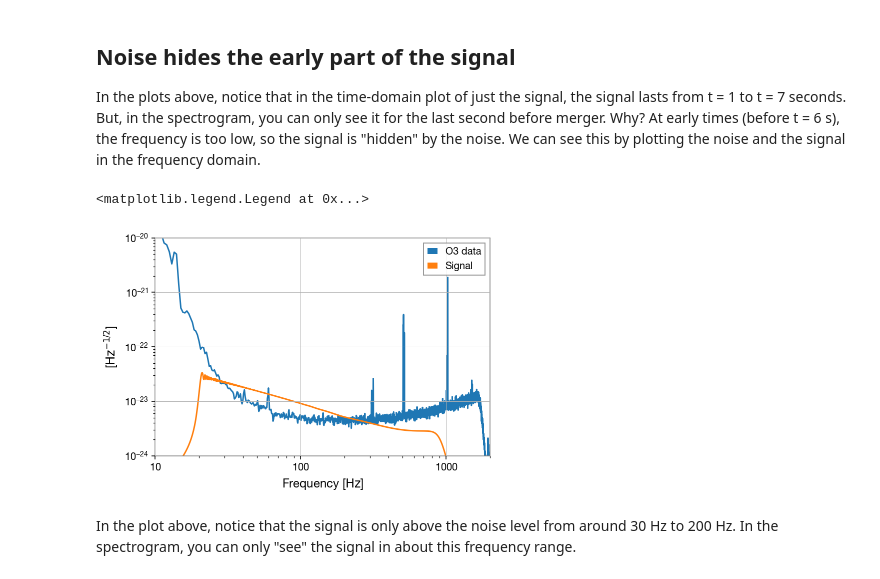
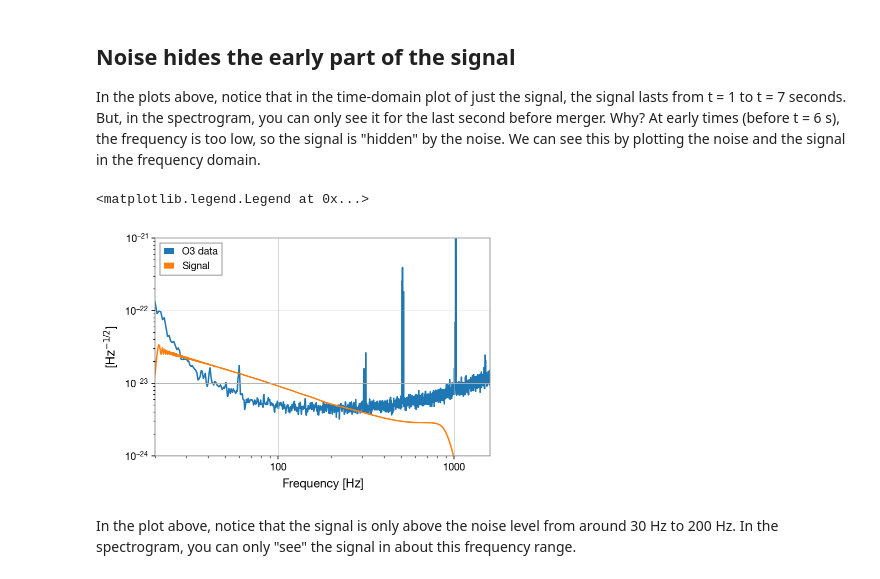
Before and after one commit to jkanner/gw-intro, a Jupyter notebook: intro-5-noise.ipynb, the cells around one changed output. Saved outputs shown, nothing was run; the diff lists cells and outputs as text; code cells hidden in the pictures.

```diff
--- a/intro-5-noise.ipynb
+++ b/intro-5-noise.ipynb
@@ -113,17 +115,16 @@ In the plots above, notice that in the time-domain plot of just the signal, the
 # %%
 source_fft = cbc.fft()
 np.abs(source_fft)
 
 asd.plot(label='O3 data')
-plt.xlim(10,2000)
-#plt.loglog(freqs, cartoon_asd, label='Noise model')
-plt.ylim(1e-24, 1e-20)
+plt.xlim(20,1600)
+plt.ylim(1e-24, 1e-21)
 f = source_fft.frequencies
 plt.loglog(f, np.abs(source_fft)*np.sqrt(f), label='Signal')
 plt.legend()
 # %% [output]
 <matplotlib.legend.Legend at 0x...>
-[figure, old version]
+[figure, new version]
 # %% [markdown]
 In the plot above, notice that the signal is only above the noise level from around 30 Hz to 200 Hz.  In the spectrogram, you can only "see" the signal in about this frequency range.
 # %% [markdown]
```
Also changed, not shown: parts of 1 cell of this notebook.
